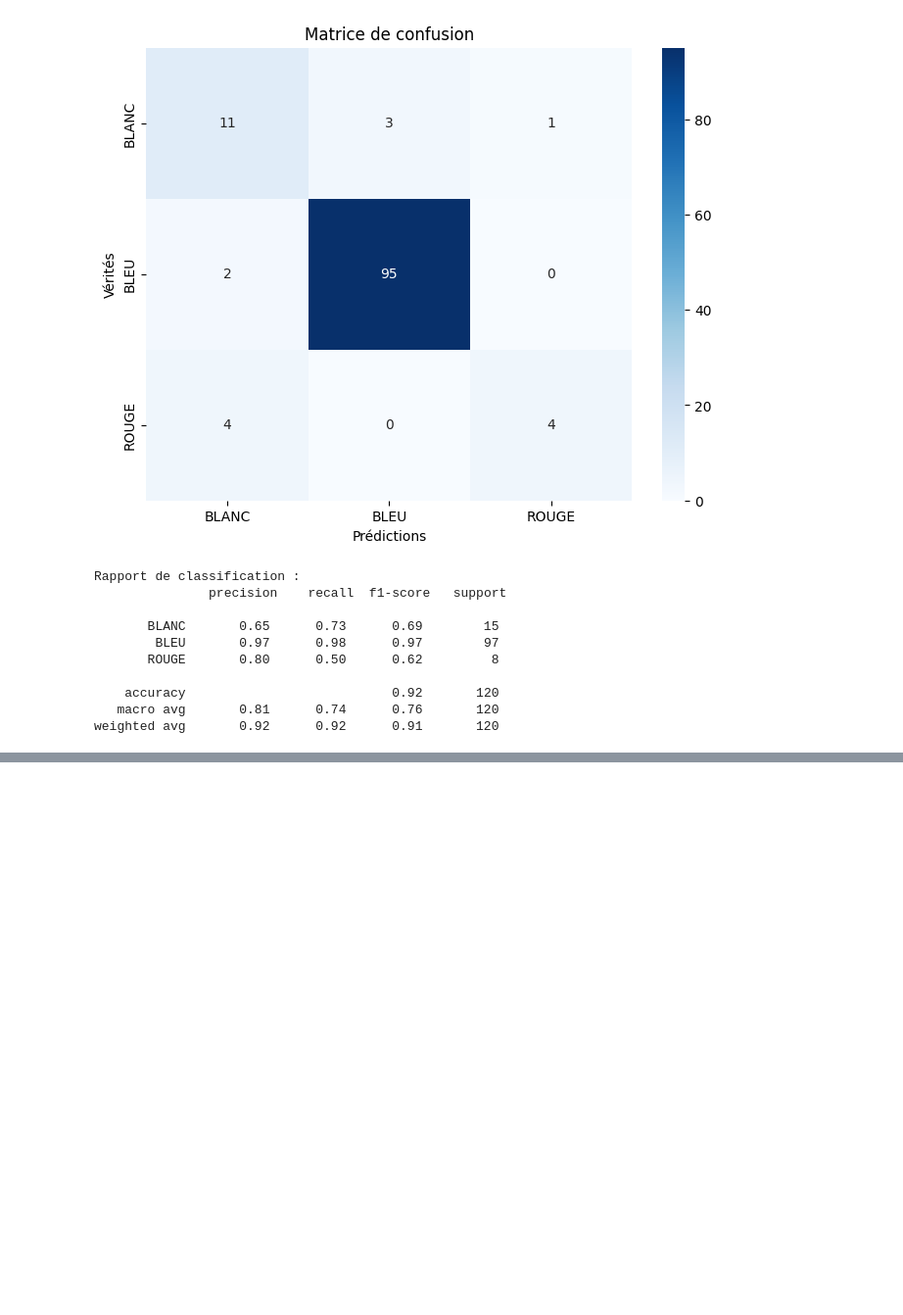
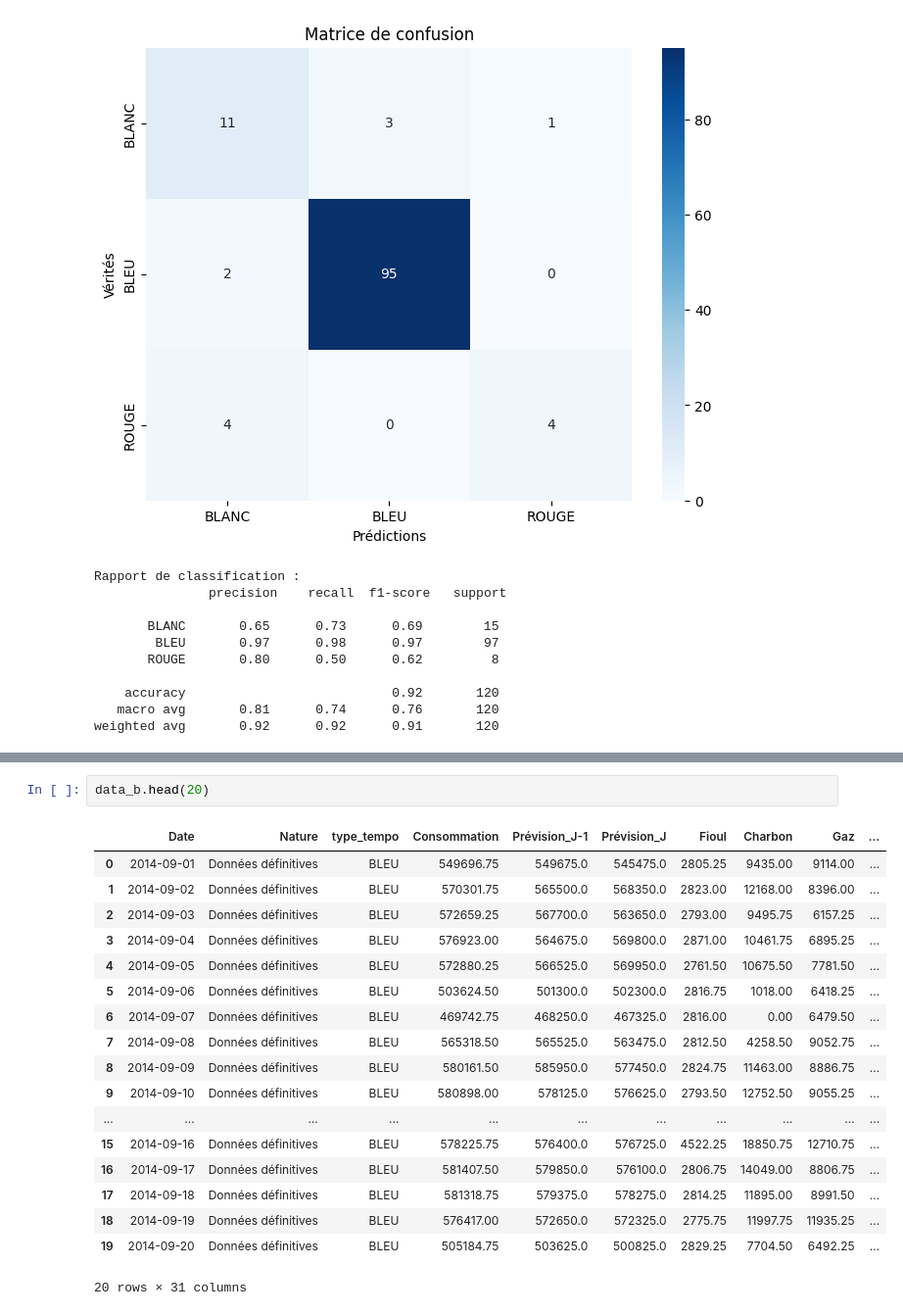
Before and after one commit to GreenForecast-Squad/energetic-stress-production, a Jupyter notebook: notebooks/datascience/tempo/exploration_tempo.ipynb, the cells around one changed output, grey strips where cells are left out. Shown at 98% size. Cells and saved outputs as stored; diff of their text form; blank space fills up the shorter version.

```diff
--- a/notebooks/datascience/tempo/exploration_tempo.ipynb
+++ b/notebooks/datascience/tempo/exploration_tempo.ipynb
@@ -292,0 +388,21 @@ dtype: object
+# %%
+data_b.head(20)
+# %% [output]
+|  | Date | Nature | type_tempo | Consommation | Prévision_J-1 | Prévision_J | Fioul | Charbon | Gaz | ... |
+| 0 | 2014-09-01 | Données définitives | BLEU | 549696.75 | 549675.0 | 545475.0 | 2805.25 | 9435.00 | 9114.00 | ... |
+| 1 | 2014-09-02 | Données définitives | BLEU | 570301.75 | 565500.0 | 568350.0 | 2823.00 | 12168.00 | 8396.00 | ... |
+| 2 | 2014-09-03 | Données définitives | BLEU | 572659.25 | 567700.0 | 563650.0 | 2793.00 | 9495.75 | 6157.25 | ... |
+| 3 | 2014-09-04 | Données définitives | BLEU | 576923.00 | 564675.0 | 569800.0 | 2871.00 | 10461.75 | 6895.25 | ... |
+| 4 | 2014-09-05 | Données définitives | BLEU | 572880.25 | 566525.0 | 569950.0 | 2761.50 | 10675.50 | 7781.50 | ... |
+| 5 | 2014-09-06 | Données définitives | BLEU | 503624.50 | 501300.0 | 502300.0 | 2816.75 | 1018.00 | 6418.25 | ... |
+| 6 | 2014-09-07 | Données définitives | BLEU | 469742.75 | 468250.0 | 467325.0 | 2816.00 | 0.00 | 6479.50 | ... |
+| 7 | 2014-09-08 | Données définitives | BLEU | 565318.50 | 565525.0 | 563475.0 | 2812.50 | 4258.50 | 9052.75 | ... |
+| 8 | 2014-09-09 | Données définitives | BLEU | 580161.50 | 585950.0 | 577450.0 | 2824.75 | 11463.00 | 8886.75 | ... |
+| 9 | 2014-09-10 | Données définitives | BLEU | 580898.00 | 578125.0 | 576625.0 | 2793.50 | 12752.50 | 9055.25 | ... |
+| ... | ... | ... | ... | ... | ... | ... | ... | ... | ... | ... |
+| 15 | 2014-09-16 | Données définitives | BLEU | 578225.75 | 576400.0 | 576725.0 | 4522.25 | 18850.75 | 12710.75 | ... |
+| 16 | 2014-09-17 | Données définitives | BLEU | 581407.50 | 579850.0 | 576100.0 | 2806.75 | 14049.00 | 8806.75 | ... |
+| 17 | 2014-09-18 | Données définitives | BLEU | 581318.75 | 579375.0 | 578275.0 | 2814.25 | 11895.00 | 8991.50 | ... |
+| 18 | 2014-09-19 | Données définitives | BLEU | 576417.00 | 572650.0 | 572325.0 | 2775.75 | 11997.75 | 11935.25 | ... |
+| 19 | 2014-09-20 | Données définitives | BLEU | 505184.75 | 503625.0 | 500825.0 | 2829.25 | 7704.50 | 6492.25 | ... |
+20 rows × 31 columns
```
Also changed, not shown: parts of 12 cells of this notebook.
